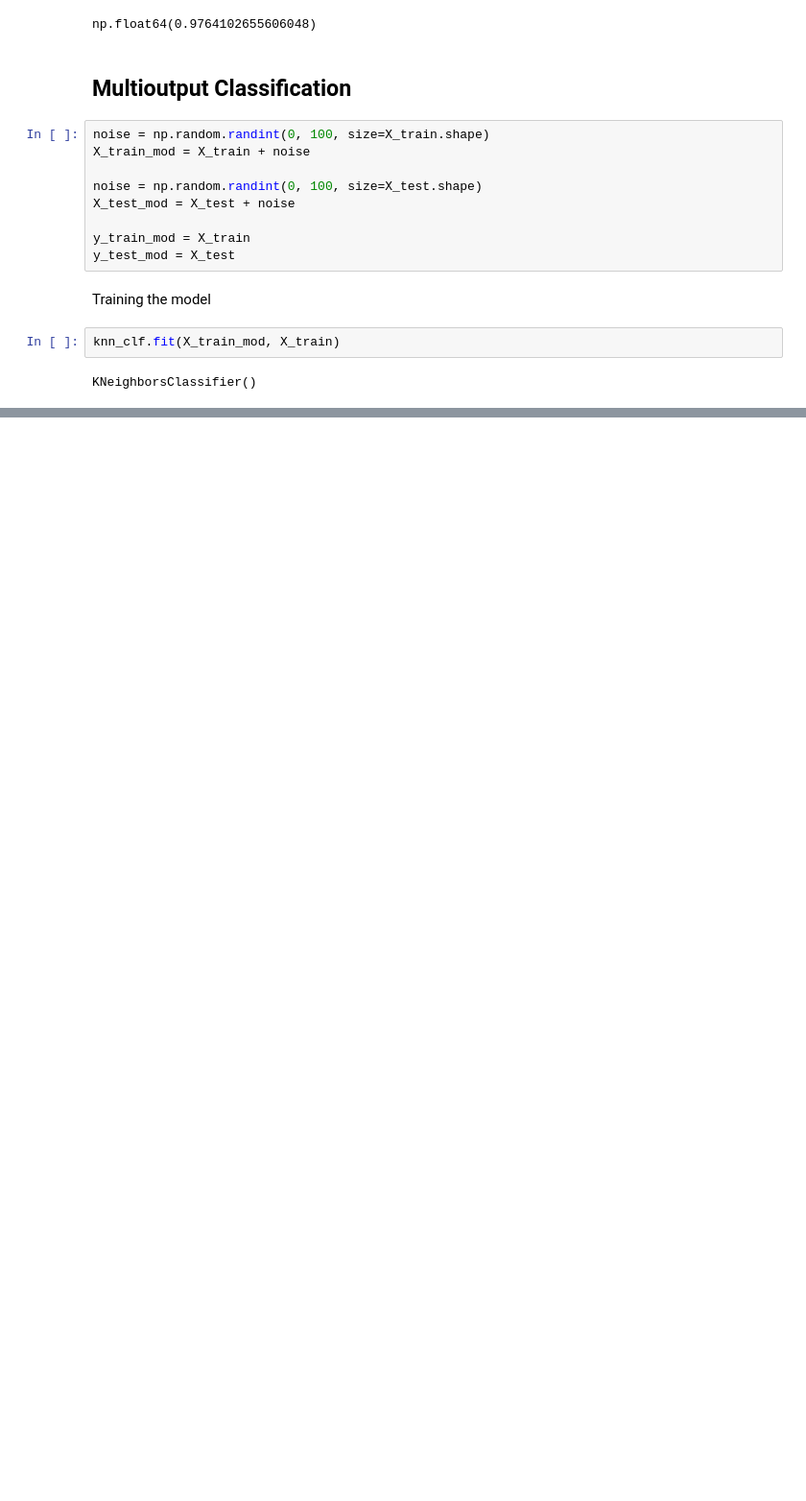
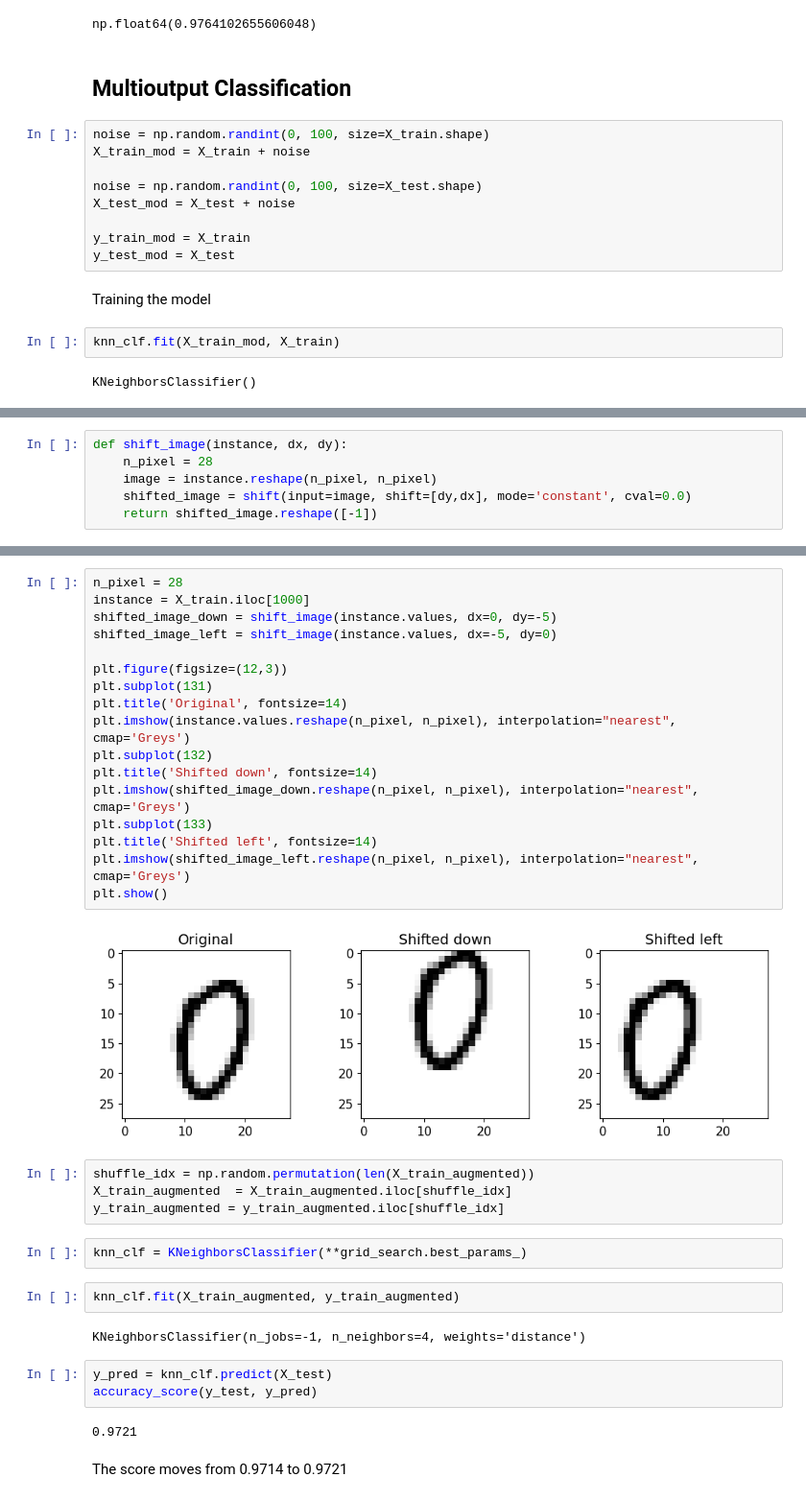
Before and after one commit to dfongang/handson-ml2, a Jupyter notebook: chapter_03/classification.ipynb, the cells around one changed output, grey strips where cells are left out. Shown at 96% size. Cells and saved outputs as stored; diff of their text form; blank space fills up the shorter version.

```diff
--- a/chapter_03/classification.ipynb
+++ b/chapter_03/classification.ipynb
@@ -606,0 +745,6 @@ plt.show()
+# %%
+def shift_image(instance, dx, dy):
+    n_pixel = 28
+    image = instance.reshape(n_pixel, n_pixel)
+    shifted_image = shift(input=image, shift=[dy,dx], mode='constant', cval=0.0)
+    return shifted_image.reshape([-1])
@@ -606,0 +770,36 @@ plt.show()
+# %%
+n_pixel = 28
+instance = X_train.iloc[1000]
+shifted_image_down = shift_image(instance.values, dx=0, dy=-5)
+shifted_image_left = shift_image(instance.values, dx=-5, dy=0)
+
+plt.figure(figsize=(12,3))
+plt.subplot(131)
+plt.title('Original', fontsize=14)
+plt.imshow(instance.values.reshape(n_pixel, n_pixel), interpolation="nearest", cmap='Greys')
+plt.subplot(132)
+plt.title('Shifted down', fontsize=14)
+plt.imshow(shifted_image_down.reshape(n_pixel, n_pixel), interpolation="nearest", cmap='Greys')
+plt.subplot(133)
+plt.title('Shifted left', fontsize=14)
+plt.imshow(shifted_image_left.reshape(n_pixel, n_pixel), interpolation="nearest", cmap='Greys')
+plt.show()
+# %% [output]
+[figure, added]
+# %%
+shuffle_idx = np.random.permutation(len(X_train_augmented))
+X_train_augmented  = X_train_augmented.iloc[shuffle_idx]
+y_train_augmented = y_train_augmented.iloc[shuffle_idx]
+# %%
+knn_clf = KNeighborsClassifier(**grid_search.best_params_)
+# %%
+knn_clf.fit(X_train_augmented, y_train_augmented)
+# %% [output]
+KNeighborsClassifier(n_jobs=-1, n_neighbors=4, weights='distance')
+# %%
+y_pred = knn_clf.predict(X_test)
+accuracy_score(y_test, y_pred)
+# %% [output]
+0.9721
+# %% [markdown]
+The score moves from 0.9714 to 0.9721
```
Also changed, not shown: parts of 31 cells of this notebook.
